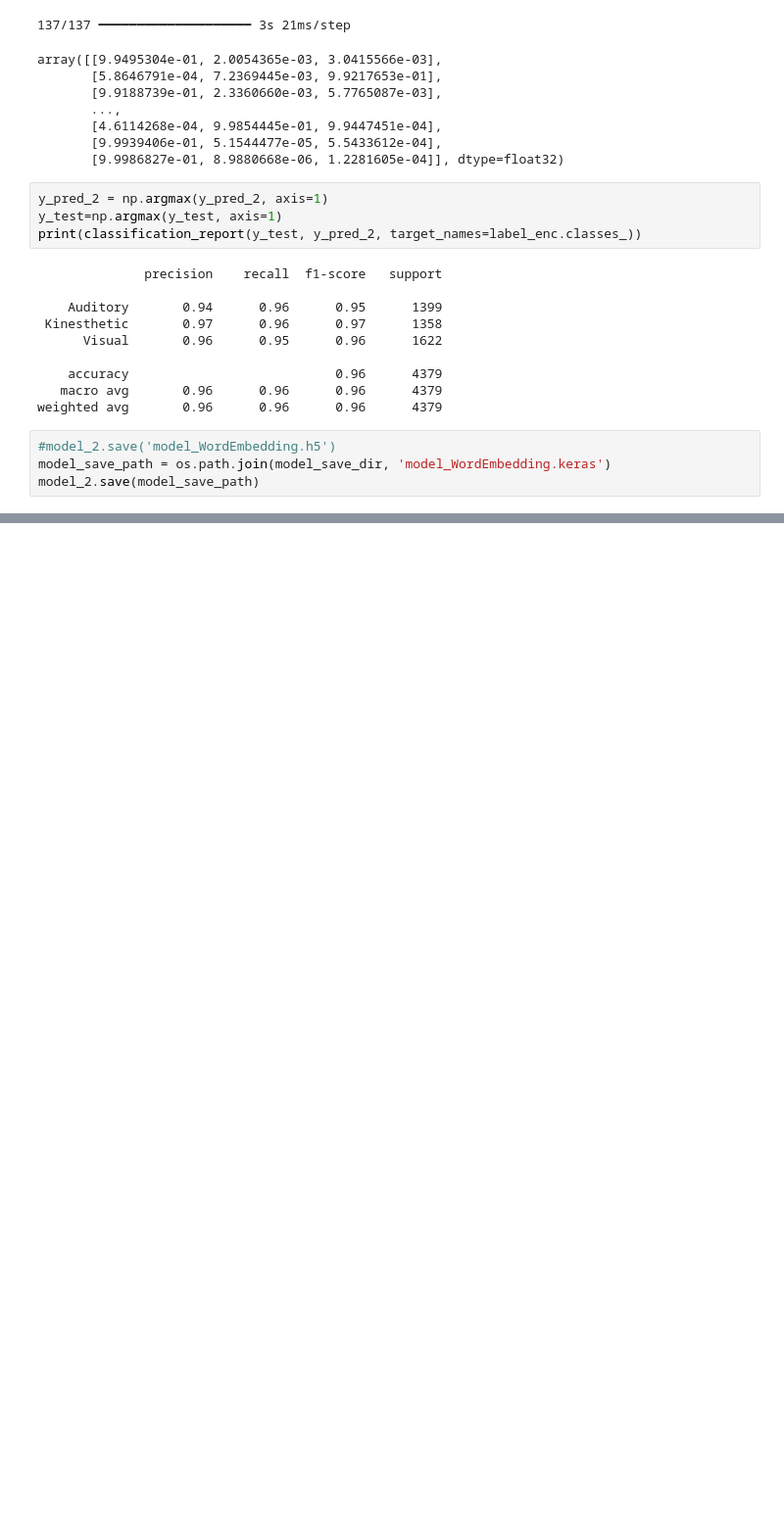
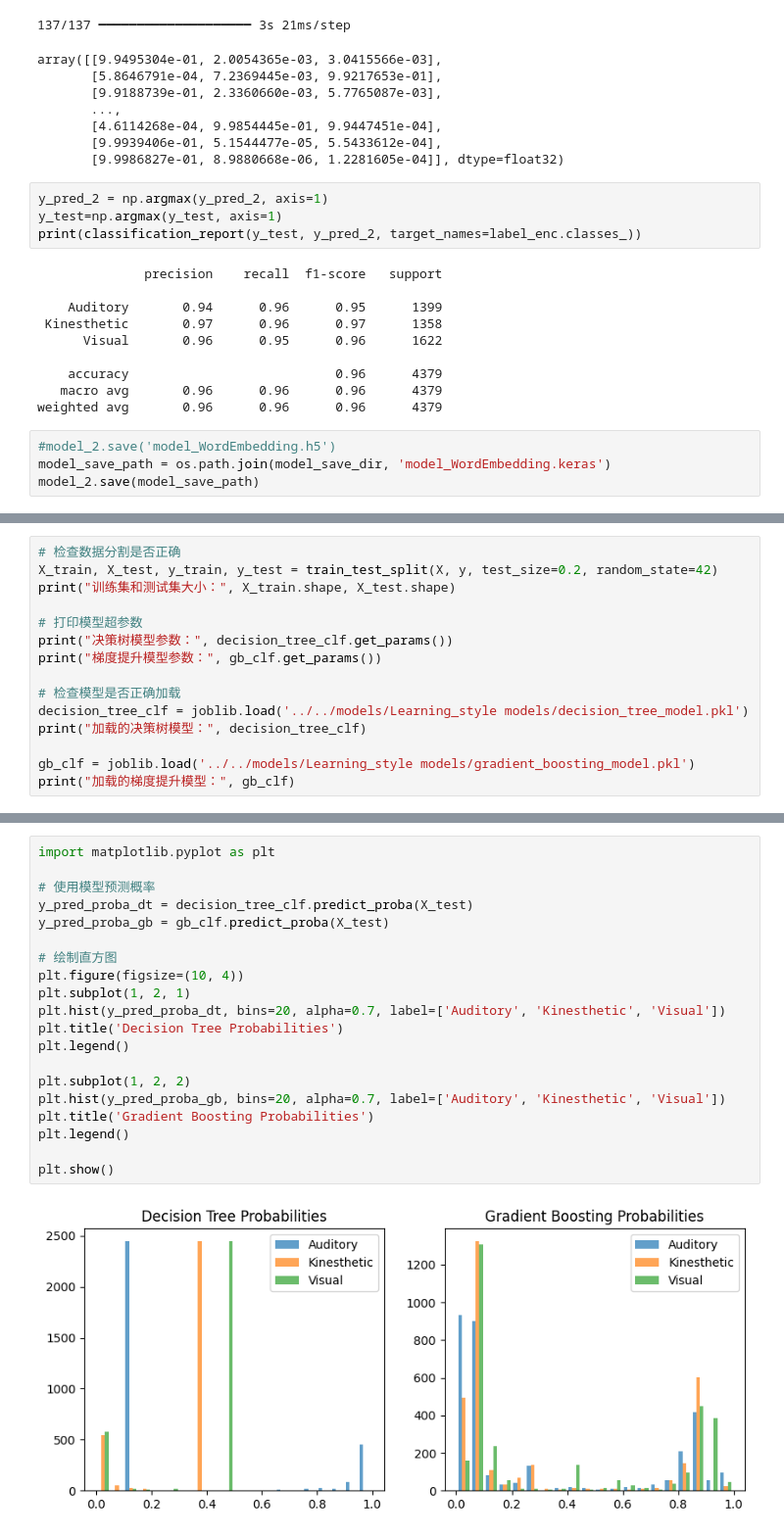
Before and after one commit to LaiJiaHao-Gaul/pkkkkkPaper, a Jupyter notebook: src/backend/Learning-Style-Classification.ipynb, the cells around one changed output, grey strips where cells are left out. Shown at 98% size. Cells and saved outputs as stored; diff of their text form; blank space fills up the shorter version.

```diff
--- a/src/backend/Learning-Style-Classification.ipynb
+++ b/src/backend/Learning-Style-Classification.ipynb
@@ -768,0 +1349,15 @@ Probability of 'Visual': 0.36%
+# %%
+# 检查数据分割是否正确
+X_train, X_test, y_train, y_test = train_test_split(X, y, test_size=0.2, random_state=42)
+print("训练集和测试集大小：", X_train.shape, X_test.shape)
+
+# 打印模型超参数
+print("决策树模型参数：", decision_tree_clf.get_params())
+print("梯度提升模型参数：", gb_clf.get_params())
+
+# 检查模型是否正确加载
+decision_tree_clf = joblib.load('../../models/Learning_style models/decision_tree_model.pkl')
+print("加载的决策树模型：", decision_tree_clf)
+
+gb_clf = joblib.load('../../models/Learning_style models/gradient_boosting_model.pkl')
+print("加载的梯度提升模型：", gb_clf)
@@ -768,0 +1371,22 @@ Probability of 'Visual': 0.36%
+# %%
+import matplotlib.pyplot as plt
+
+# 使用模型预测概率
+y_pred_proba_dt = decision_tree_clf.predict_proba(X_test)
+y_pred_proba_gb = gb_clf.predict_proba(X_test)
+
+# 绘制直方图
+plt.figure(figsize=(10, 4))
+plt.subplot(1, 2, 1)
+plt.hist(y_pred_proba_dt, bins=20, alpha=0.7, label=['Auditory', 'Kinesthetic', 'Visual'])
+plt.title('Decision Tree Probabilities')
+plt.legend()
+
+plt.subplot(1, 2, 2)
+plt.hist(y_pred_proba_gb, bins=20, alpha=0.7, label=['Auditory', 'Kinesthetic', 'Visual'])
+plt.title('Gradient Boosting Probabilities')
+plt.legend()
+
+plt.show()
+# %% [output]
+[figure, added]
```
Also changed, not shown: parts of 30 cells of this notebook, 9 other files.
